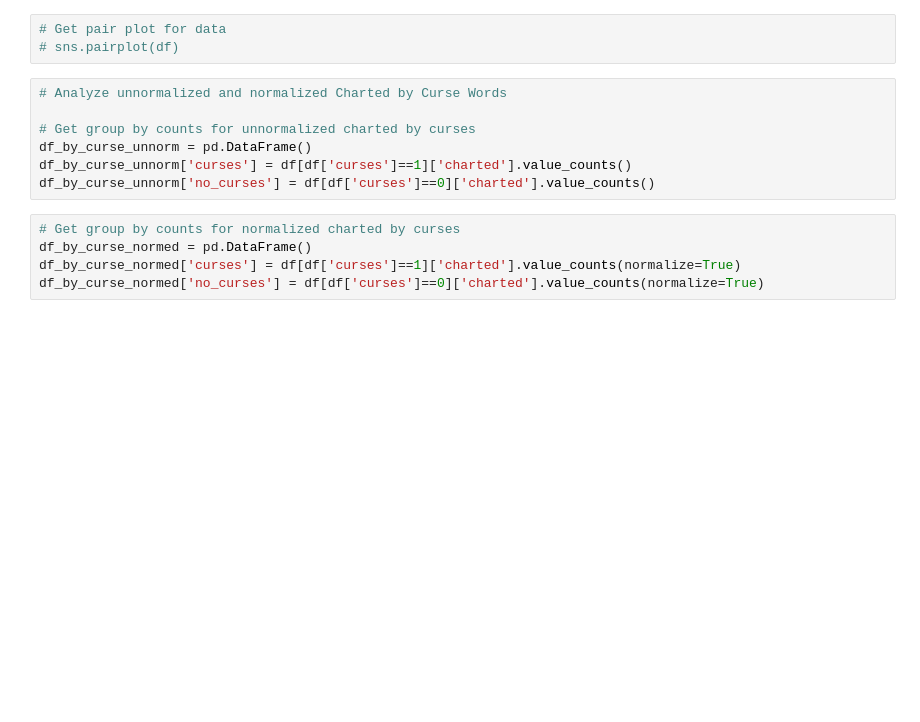
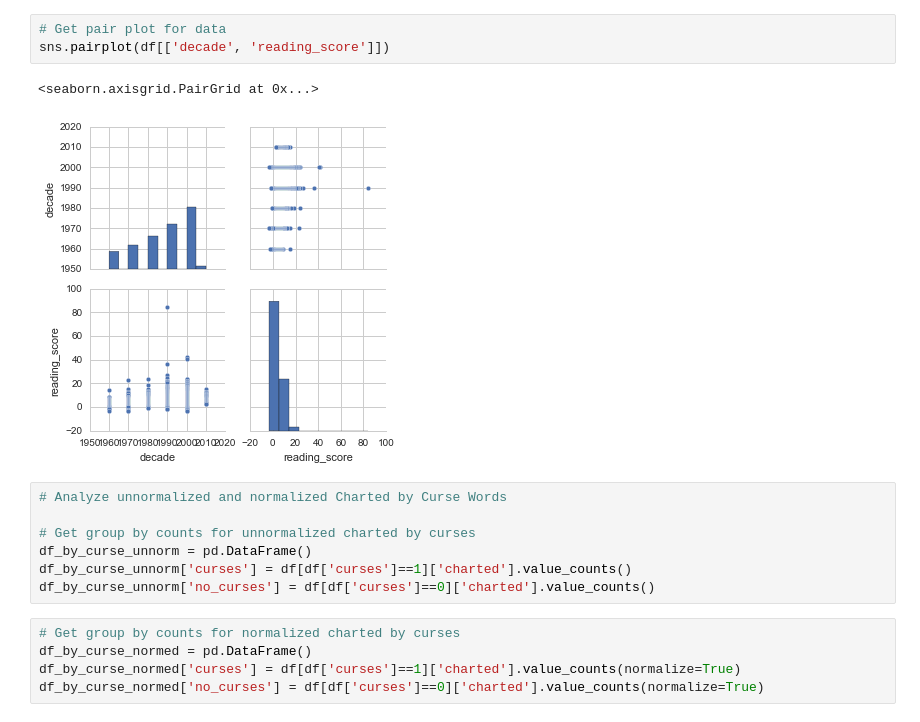
Before and after one commit to ribbas/Heat-Replay, a Jupyter notebook: src/models/test1.ipynb, the cells around one changed output. Saved outputs shown, nothing was run; the diff lists cells and outputs as text; blank space fills up the shorter version.

```diff
--- a/src/models/test1.ipynb
+++ b/src/models/test1.ipynb
@@ -51,7 +56,10 @@ charted           int64
 dtype: object
 # %%
 # Get pair plot for data
-# sns.pairplot(df)
+sns.pairplot(df[['decade', 'reading_score']])
+# %% [output]
+<seaborn.axisgrid.PairGrid at 0x...>
+[figure, added]
 # %%
 # Analyze unnormalized and normalized Charted by Curse Words
 
```
Also changed, not shown: parts of 4 cells of this notebook, 2 other files.
